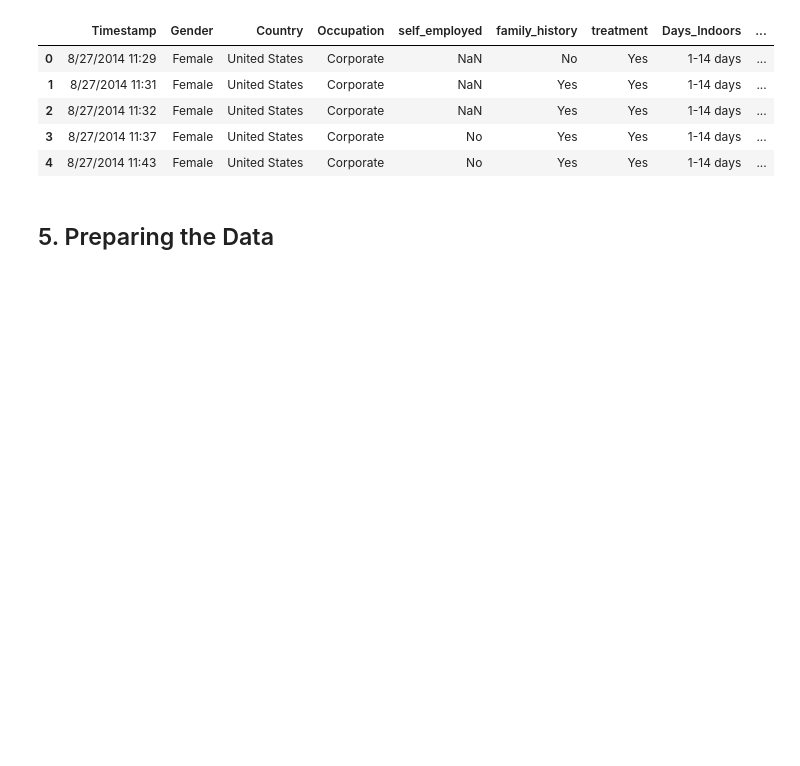
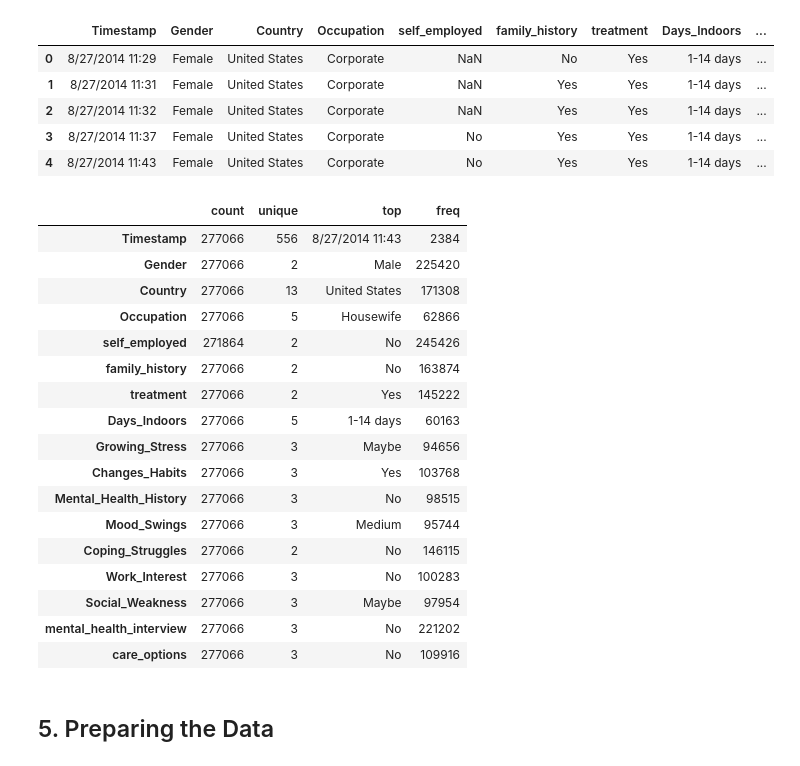
Before and after one commit to judesantos/Springboard_DS_ML, a Jupyter notebook: SpringBoard-DSC_Capstone_Project_2/Modeling/Capstone2_Modeling-Rev2.ipynb, the cells around one changed output. Cells and saved outputs as stored; diff of their text form; code cells hidden in the pictures; blank space fills up the shorter version.

```diff
--- a/SpringBoard-DSC_Capstone_Project_2/Modeling/Capstone2_Modeling-Rev2.ipynb
+++ b/SpringBoard-DSC_Capstone_Project_2/Modeling/Capstone2_Modeling-Rev2.ipynb
@@ -73,6 +75,27 @@ mh_df.head()
 | 2 | 8/27/2014 11:32 | Female | United States | Corporate | NaN | Yes | Yes | 1-14 days | ... |
 | 3 | 8/27/2014 11:37 | Female | United States | Corporate | No | Yes | Yes | 1-14 days | ... |
 | 4 | 8/27/2014 11:43 | Female | United States | Corporate | No | Yes | Yes | 1-14 days | ... |
+# %%
+mh_df.describe().T
+# %% [output]
+|  | count | unique | top | freq |
+| Timestamp | 277066 | 556 | 8/27/2014 11:43 | 2384 |
+| Gender | 277066 | 2 | Male | 225420 |
+| Country | 277066 | 13 | United States | 171308 |
+| Occupation | 277066 | 5 | Housewife | 62866 |
+| self_employed | 271864 | 2 | No | 245426 |
+| family_history | 277066 | 2 | No | 163874 |
+| treatment | 277066 | 2 | Yes | 145222 |
+| Days_Indoors | 277066 | 5 | 1-14 days | 60163 |
+| Growing_Stress | 277066 | 3 | Maybe | 94656 |
+| Changes_Habits | 277066 | 3 | Yes | 103768 |
+| Mental_Health_History | 277066 | 3 | No | 98515 |
+| Mood_Swings | 277066 | 3 | Medium | 95744 |
+| Coping_Struggles | 277066 | 2 | No | 146115 |
+| Work_Interest | 277066 | 3 | No | 100283 |
+| Social_Weakness | 277066 | 3 | Maybe | 97954 |
+| mental_health_interview | 277066 | 3 | No | 221202 |
+| care_options | 277066 | 3 | No | 109916 |
 # %% [markdown]
 ## 5. Preparing the Data
 # %% [markdown]
```
Also changed, not shown: parts of 8 cells of this notebook, 7 other files.
